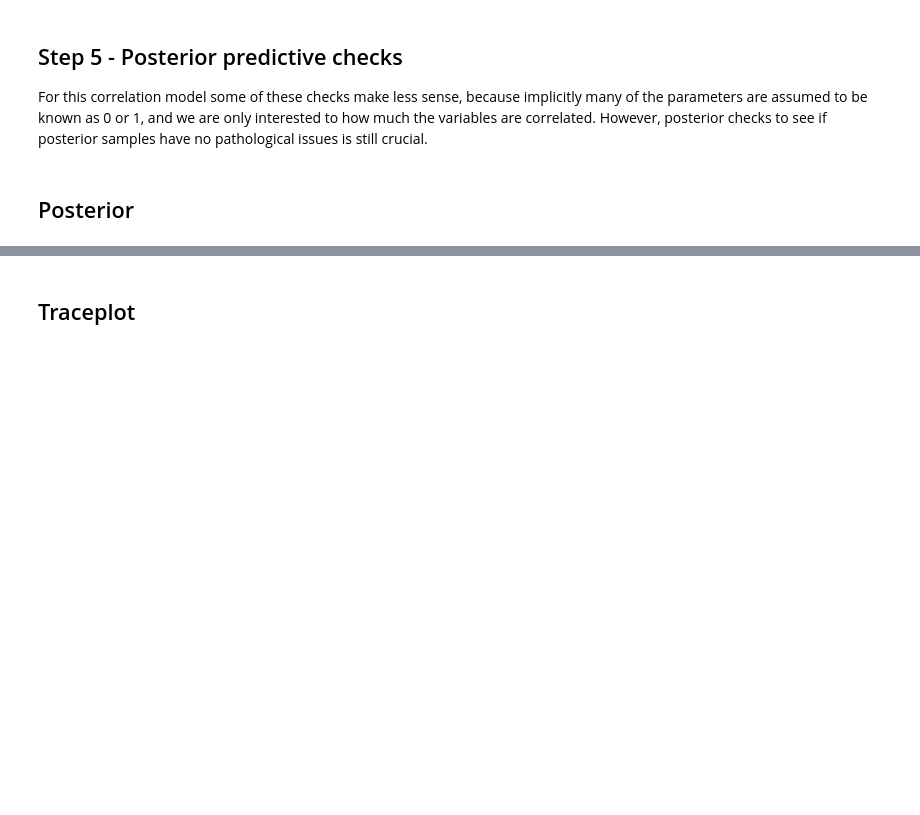
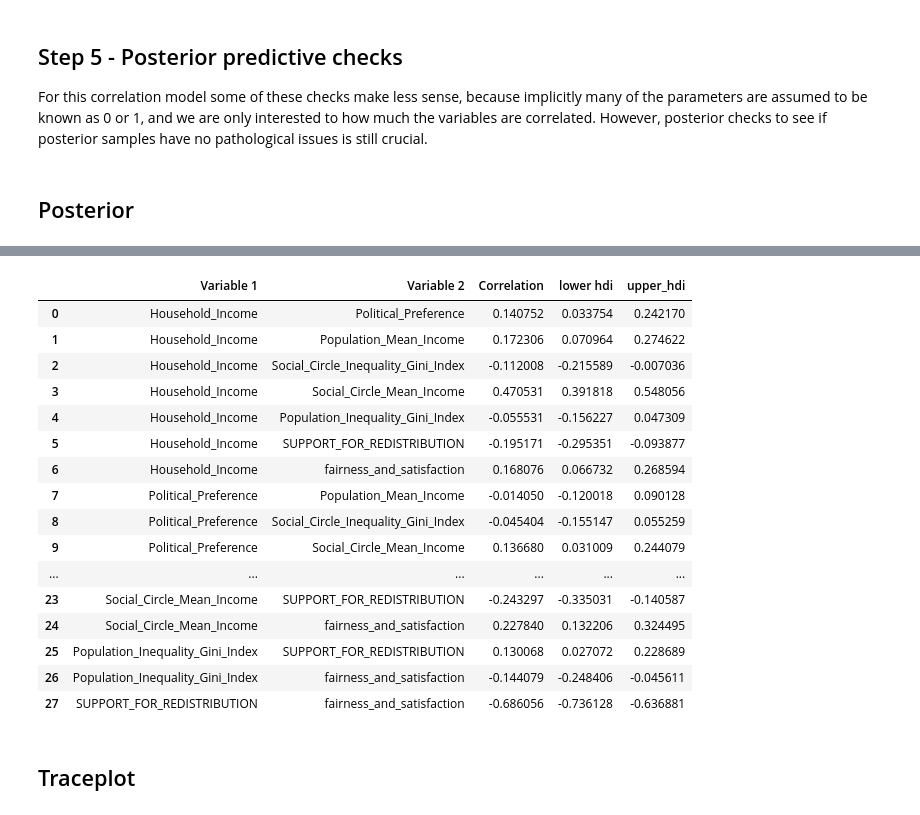
Before and after one commit to ebrlab/Statistical-methods-for-research-workers-bayes-for-psychologists-and-neuroscientists, a Jupyter notebook: wip2/Chapter_3_-_Correlation/Bayesian_correlation_estimation.ipynb, the cells around one changed output, grey strips where cells are left out. Cells and saved outputs as stored; diff of their text form; code cells hidden in the pictures; blank space fills up the shorter version.

```diff
--- a/wip2/Chapter_3_-_Correlation/Bayesian_correlation_estimation.ipynb
+++ b/wip2/Chapter_3_-_Correlation/Bayesian_correlation_estimation.ipynb
@@ -258,3 +298,38 @@ az.summary(idata.posterior.rho);
+# %%
+# Let amke those paramter values more understandable
+# Generate list of pairs fro upper triangle of cooreltion coefficents.
+pairs = [(variables[i], variables[j]) for i in range(len(variables)) for j in range(i+1, len(variables))]
+means = stacked.rho.mean(axis=1)
+hdis = az.hdi(idata, var_names="rho")
+
+correlation_df = pd.DataFrame({
+    "Variable 1": [p[0] for p in pairs],
+    "Variable 2": [p[1] for p in pairs],
+    "Correlation coefficent": means,
+    "lower_hdi": hdis.rho[:,0],
+    "upper_hdi": hdis.rho[:,1]
+})
+
+# Generate data frame for correltions
+correlation_df
+# %% [output]
+|  | Variable 1 | Variable 2 | Correlation | lower hdi | upper_hdi |
+| 0 | Household_Income | Political_Preference | 0.140752 | 0.033754 | 0.242170 |
+| 1 | Household_Income | Population_Mean_Income | 0.172306 | 0.070964 | 0.274622 |
+| 2 | Household_Income | Social_Circle_Inequality_Gini_Index | -0.112008 | -0.215589 | -0.007036 |
+| 3 | Household_Income | Social_Circle_Mean_Income | 0.470531 | 0.391818 | 0.548056 |
+| 4 | Household_Income | Population_Inequality_Gini_Index | -0.055531 | -0.156227 | 0.047309 |
+| 5 | Household_Income | SUPPORT_FOR_REDISTRIBUTION | -0.195171 | -0.295351 | -0.093877 |
+| 6 | Household_Income | fairness_and_satisfaction | 0.168076 | 0.066732 | 0.268594 |
+| 7 | Political_Preference | Population_Mean_Income | -0.014050 | -0.120018 | 0.090128 |
+| 8 | Political_Preference | Social_Circle_Inequality_Gini_Index | -0.045404 | -0.155147 | 0.055259 |
+| 9 | Political_Preference | Social_Circle_Mean_Income | 0.136680 | 0.031009 | 0.244079 |
+| ... | ... | ... | ... | ... | ... |
+| 23 | Social_Circle_Mean_Income | SUPPORT_FOR_REDISTRIBUTION | -0.243297 | -0.335031 | -0.140587 |
+| 24 | Social_Circle_Mean_Income | fairness_and_satisfaction | 0.227840 | 0.132206 | 0.324495 |
+| 25 | Population_Inequality_Gini_Index | SUPPORT_FOR_REDISTRIBUTION | 0.130068 | 0.027072 | 0.228689 |
+| 26 | Population_Inequality_Gini_Index | fairness_and_satisfaction | -0.144079 | -0.248406 | -0.045611 |
+| 27 | SUPPORT_FOR_REDISTRIBUTION | fairness_and_satisfaction | -0.686056 | -0.736128 | -0.636881 |
 # %% [markdown]
 ## Traceplot
 # %%
```
Also changed, not shown: parts of 9 cells of this notebook.
